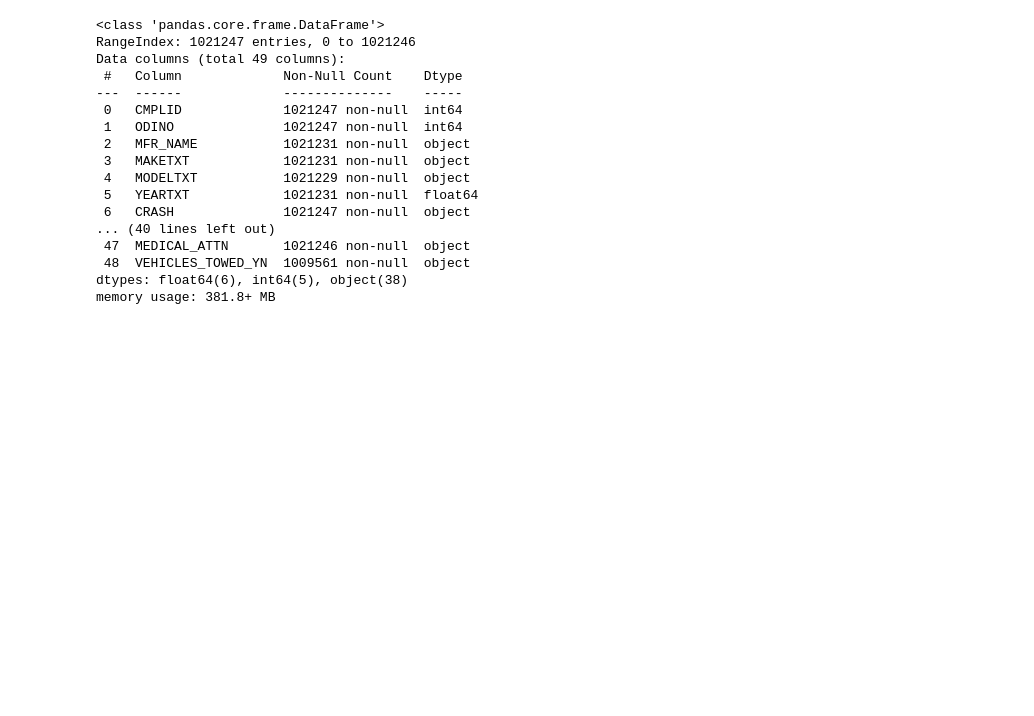
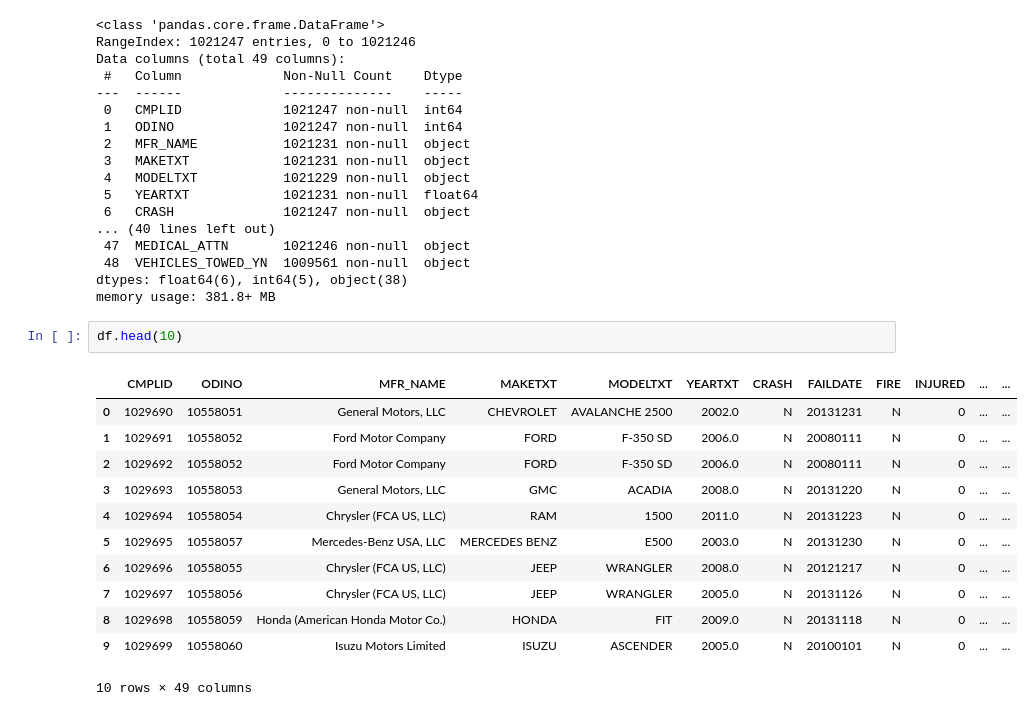
Before and after one commit to BrenoDPS/projeto-nlp, a Jupyter notebook: notebooks/eda.ipynb, the cells around one changed output. Drawn from its saved outputs; the diff is of its cells as text; blank space fills up the shorter version.

```diff
--- a/notebooks/eda.ipynb
+++ b/notebooks/eda.ipynb
@@ -22,3 +22,18 @@ Data columns (total 49 columns):
  48  VEHICLES_TOWED_YN  1009561 non-null  object
 dtypes: float64(6), int64(5), object(38)
 memory usage: 381.8+ MB
+# %%
+df.head(10)
+# %% [output]
+|  | CMPLID | ODINO | MFR_NAME | MAKETXT | MODELTXT | YEARTXT | CRASH | FAILDATE | FIRE | INJURED | ... | ... |
+| 0 | 1029690 | 10558051 | General Motors, LLC | CHEVROLET | AVALANCHE 2500 | 2002.0 | N | 20131231 | N | 0 | ... | ... |
+| 1 | 1029691 | 10558052 | Ford Motor Company | FORD | F-350 SD | 2006.0 | N | 20080111 | N | 0 | ... | ... |
+| 2 | 1029692 | 10558052 | Ford Motor Company | FORD | F-350 SD | 2006.0 | N | 20080111 | N | 0 | ... | ... |
+| 3 | 1029693 | 10558053 | General Motors, LLC | GMC | ACADIA | 2008.0 | N | 20131220 | N | 0 | ... | ... |
+| 4 | 1029694 | 10558054 | Chrysler (FCA US, LLC) | RAM | 1500 | 2011.0 | N | 20131223 | N | 0 | ... | ... |
+| 5 | 1029695 | 10558057 | Mercedes-Benz USA, LLC | MERCEDES BENZ | E500 | 2003.0 | N | 20131230 | N | 0 | ... | ... |
+| 6 | 1029696 | 10558055 | Chrysler (FCA US, LLC) | JEEP | WRANGLER | 2008.0 | N | 20121217 | N | 0 | ... | ... |
+| 7 | 1029697 | 10558056 | Chrysler (FCA US, LLC) | JEEP | WRANGLER | 2005.0 | N | 20131126 | N | 0 | ... | ... |
+| 8 | 1029698 | 10558059 | Honda (American Honda Motor Co.) | HONDA | FIT | 2009.0 | N | 20131118 | N | 0 | ... | ... |
+| 9 | 1029699 | 10558060 | Isuzu Motors Limited | ISUZU | ASCENDER | 2005.0 | N | 20100101 | N | 0 | ... | ... |
+10 rows × 49 columns
```
Also changed, not shown: parts of 3 cells of this notebook, 9 other files.
